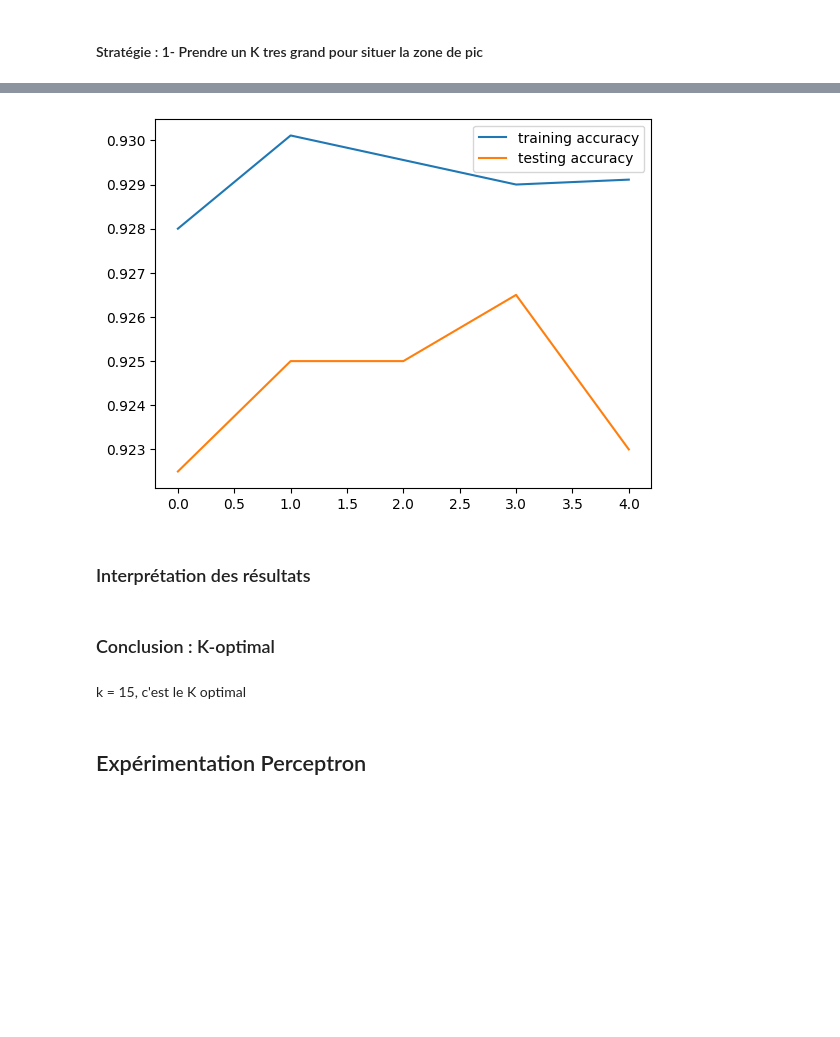
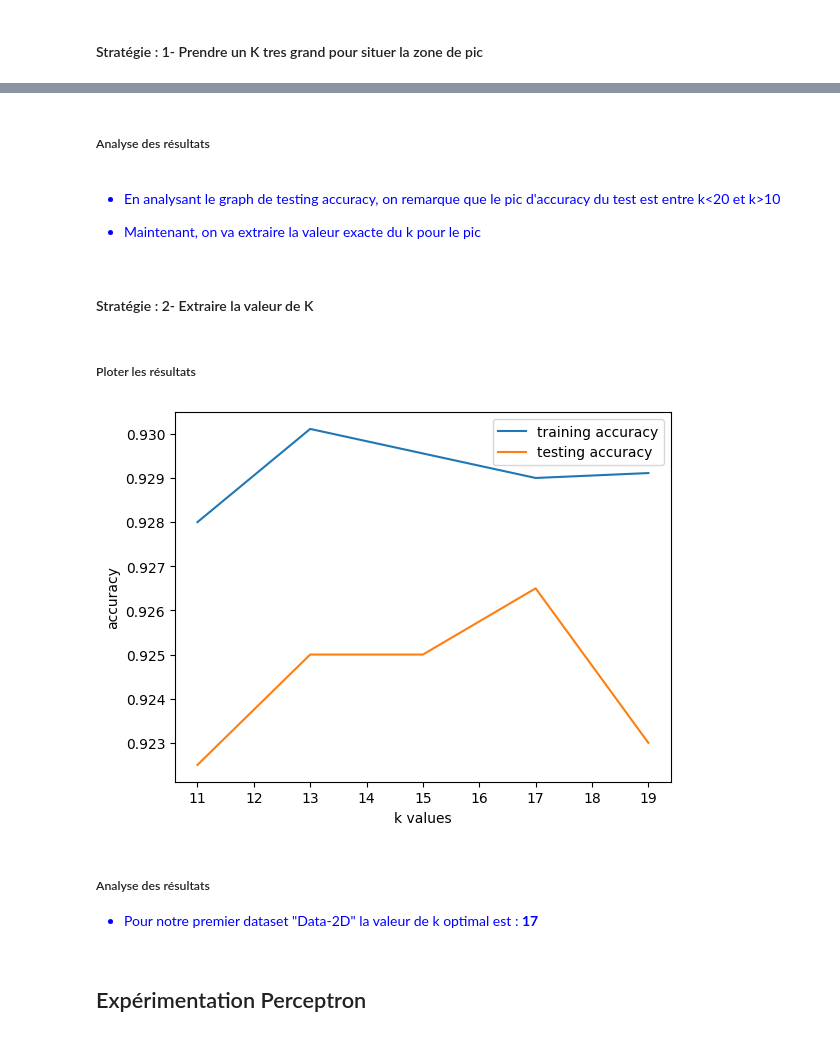
Before and after one commit to AnyesTAFOUGHALT/LU3IN026_Mini_Project1_Data_Science, a Jupyter notebook: projet-1-Djerfaf_Tafoughalt.ipynb, the cells around one changed output, grey strips where cells are left out. Drawn from its saved outputs; the diff is of its cells as text; code cells hidden in the pictures; blank space fills up the shorter version.

```diff
--- a/projet-1-Djerfaf_Tafoughalt.ipynb
+++ b/projet-1-Djerfaf_Tafoughalt.ipynb
@@ -141,7 +162,7 @@ for k in k_values:
     it_train=0
     it_test=0
     for i in range(iter):
-        Xapp, Yapp, Xtest, Ytest = ut.crossval_strat(X2D, Y2D, iter, i)
+        Xapp, Yapp, Xtest, Ytest = crossval_strat(X2D, Y2D, iter, i)
         classifierKNN.train(Xapp, Yapp)
         it_train+=classifierKNN.accuracy(Xapp, Yapp)
         it_test+=classifierKNN.accuracy(Xtest, Ytest)
@@ -163,9 +182,23 @@ plt.show()
+# %% [markdown]
+##### Analyse des résultats
+# %% [markdown]
+<span style="color:blue">
+
+-   En analysant le graph de testing accuracy, on remarque que le pic d'accuracy du test est entre k<20 et k>10
+
+-   Maintenant, on va extraire la valeur exacte du k pour le pic
+
+</span>
+# %% [markdown]
+#### Stratégie : 2- Extraire la valeur de K
 # %%
+k_values = list(range(11, 20, 2))
 knn_accuracy_test = []
 knn_accuracy_train = []
 iter = 10
-for k in range(1,70,16):
-    classifierKNN = Classif.ClassifierKNN(2, k)
+
+for k in k_values:
+    classifierKNN = classif.ClassifierKNN(2, k)
     it_train=0
     it_test=0
 
@@ -176,50 +209,24 @@ for k in range(1,70,16):
         it_test+=classifierKNN.accuracy(Xtest, Ytest)
     knn_accuracy_train.append(it_train/10)
     knn_accuracy_test.append(it_test/10)
-# %%
-knn_accuracy_test = []
-knn_accuracy_train = []
-iter = 10
-for k in range(1,70,16):
-    classifierKNN = Classif.ClassifierKNN(2, k)
-    it_train=0
-    it_test=0
-
-    for i in range(iter):
-        Xapp, Yapp, Xtest, Ytest = crossval_strat(X2D, Y2D, iter, i)
-        classifierKNN.train(Xapp, Yapp)
-        it_train+=classifierKNN.accuracy(Xapp, Yapp)
-        it_test+=classifierKNN.accuracy(Xtest, Ytest)
-    knn_accuracy_train.append(it_train/10)
-    knn_accuracy_test.append(it_test/10)
-# %%
-knn_accuracy_test = []
-knn_accuracy_train = []
-iter = 10
-for k in range(11, 20, 2):
-    classifierKNN = Classif.ClassifierKNN(2, k)
-    it_train = 0
-    it_test = 0
-    for i in range(iter):
-        Xapp, Yapp, Xtest, Ytest = crossval_strat(X2D, Y2D, iter, i)
-        classifierKNN.train(Xapp, Yapp)
-        it_train += classifierKNN.accuracy(Xapp, Yapp)
-        it_test += classifierKNN.accuracy(Xtest, Ytest)
-    knn_accuracy_train.append(it_train/10)
-    knn_accuracy_test.append(it_test/10)
+# %% [markdown]
+##### Ploter les résultats
 # %%
-plt.plot(knn_accuracy_train, label='training accuracy')
-plt.plot(knn_accuracy_test, label='testing accuracy')
+plt.plot(k_values, knn_accuracy_train, label='training accuracy')
+plt.plot(k_values, knn_accuracy_test, label='testing accuracy')
 plt.legend()
+plt.xlabel('k values')
+plt.ylabel('accuracy')
 plt.show()
 # %% [output]
-[figure, old version]
+[figure, new version]
-# %% [markdown]
-### Interprétation des résultats
-# %% [markdown]
-### Conclusion : K-optimal
-# %% [markdown]
-k = 15, c'est le K optimal
+# %% [markdown]
+##### Analyse des résultats
+<span style="color:blue">
+
+-   Pour notre premier dataset "Data-2D" la valeur de k optimal est : **17**
+
+</span>
 # %% [markdown]
 ## Expérimentation Perceptron
 # %% [markdown]
```
Also changed, not shown: parts of 5 cells of this notebook.
